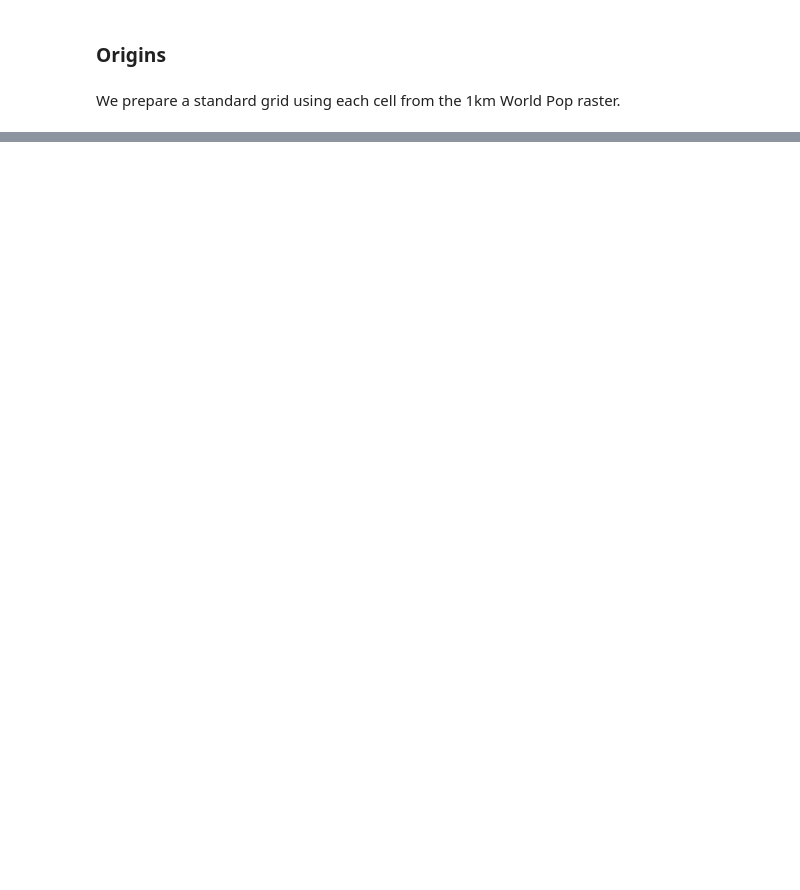
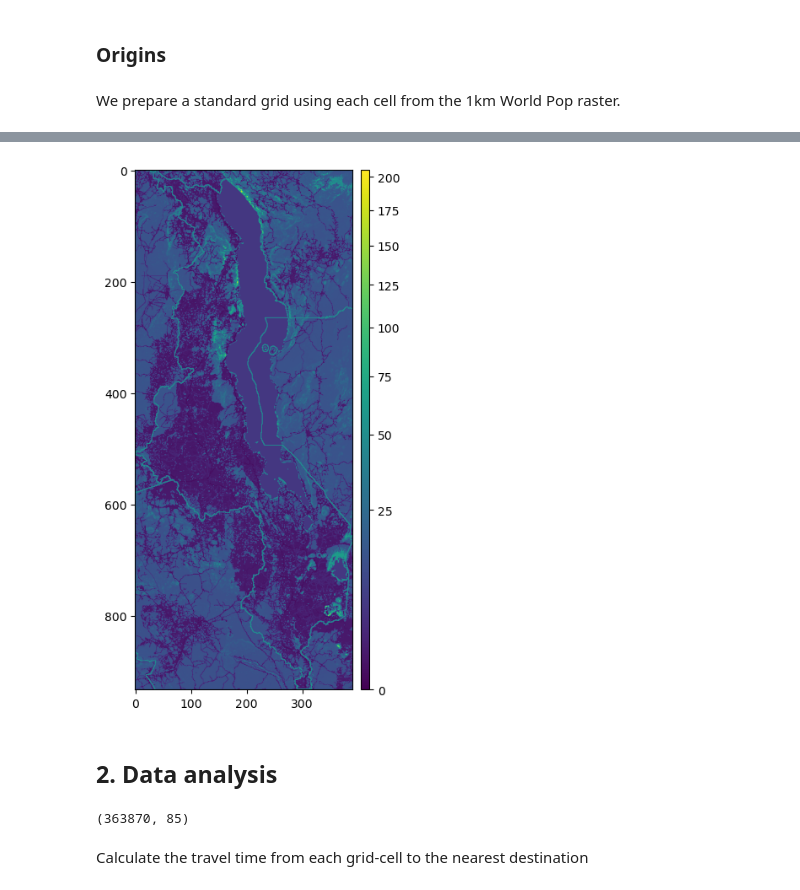
Before and after one commit to worldbank/Health-Access-Metrics, a Jupyter notebook: notebooks/HF_Access_raster.ipynb, the cells around one changed output, grey strips where cells are left out. Drawn from its saved outputs; the diff is of its cells as text; code cells hidden in the pictures; blank space fills up the shorter version.

Commit message:
correction of calculation

```diff
--- a/notebooks/HF_Access_raster.ipynb
+++ b/notebooks/HF_Access_raster.ipynb
@@ -251,0 +280,10 @@ pandas.core.frame.DataFrame
+# %%
+# convert friction surface to traversal time (lazily). Original data are minutes to travel 1 m:
+# We convert it to minutes to cross the cell (1000m). This could be revised
+
+inG_data = travel_surf.read(1) * 1000
+
+# Correct no data values. Not needed but good to check
+# inG_data[inG_data < 0] = 99999999
+# inG_data[inG_data < 0] = np.nan
+mcp = graph.MCP_Geometric(inG_data)
@@ -251,0 +300,22 @@ pandas.core.frame.DataFrame
+# %%
+# Plot the Travel Time surface
+
+copy = inG_data.copy()
+copy[copy<0] = np.nan
+
+fig, ax = plt.subplots(figsize=(6,8))
+im = ax.imshow(copy, norm=colors.PowerNorm(gamma=0.5), cmap='viridis')
+divider = make_axes_locatable(ax)
+
+cax = divider.append_axes('right', size="4%", pad=0.1)
+cb = fig.colorbar(im, cax=cax, orientation='vertical')
+# %% [output]
+[figure, added]
+# %% [markdown]
+## 2. Data analysis
+# %%
+len(res_df), len(geodf_hf)
+# %% [output]
+(363870, 85)
+# %% [markdown]
+Calculate the travel time from each grid-cell to the nearest destination
```
Also changed, not shown: parts of 39 cells of this notebook, 2 other files.
